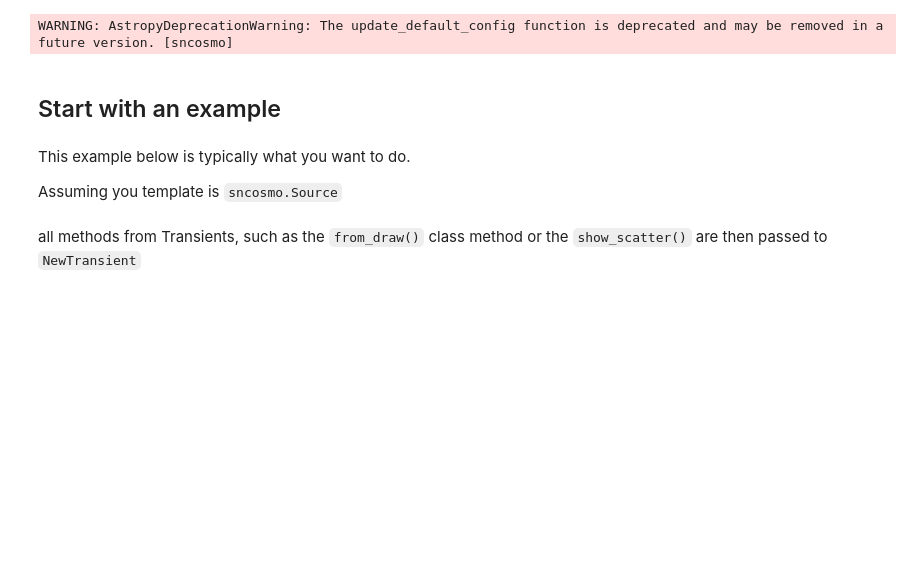
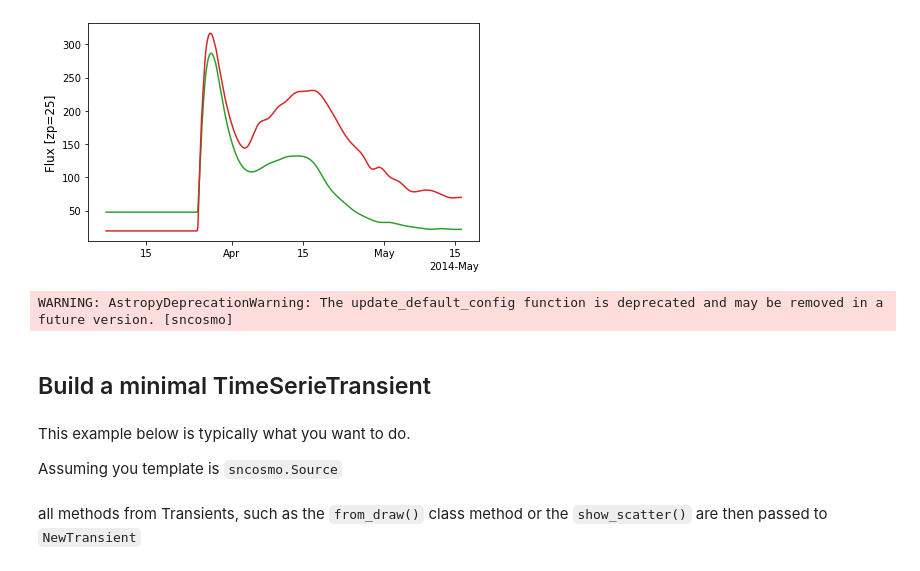
Before and after one commit to MickaelRigault/skysurvey, a Jupyter notebook: docs/advanced/build_a_new_transient.ipynb, the cells around one changed output. Cells and saved outputs as stored; diff of their text form; code cells hidden in the pictures; blank space fills up the shorter version.

```diff
--- a/docs/advanced/build_a_new_transient.ipynb
+++ b/docs/advanced/build_a_new_transient.ipynb
@@ -10,0 +136,4 @@ You should provide:
+# %%
+_ = mytransient.show_lightcurve(["ztfg","ztfr"], index=90)
+# %% [output]
+[figure, added]
@@ -13,7 +144,7 @@ from skysurvey.target import Transient
 # %% [output]
 WARNING: AstropyDeprecationWarning: The update_default_config function is deprecated and may be removed in a future version. [sncosmo]
 # %% [markdown]
-## Start with an example
+## Build a minimal TimeSerieTransient
 # %% [markdown]
 This example below is typically what you want to do.
 
```
Also changed, not shown: parts of 17 cells of this notebook, 5 other files.
